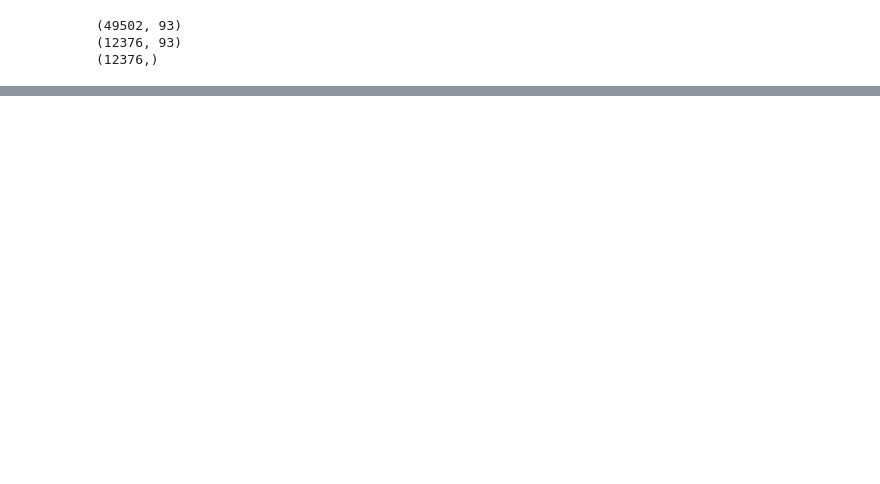
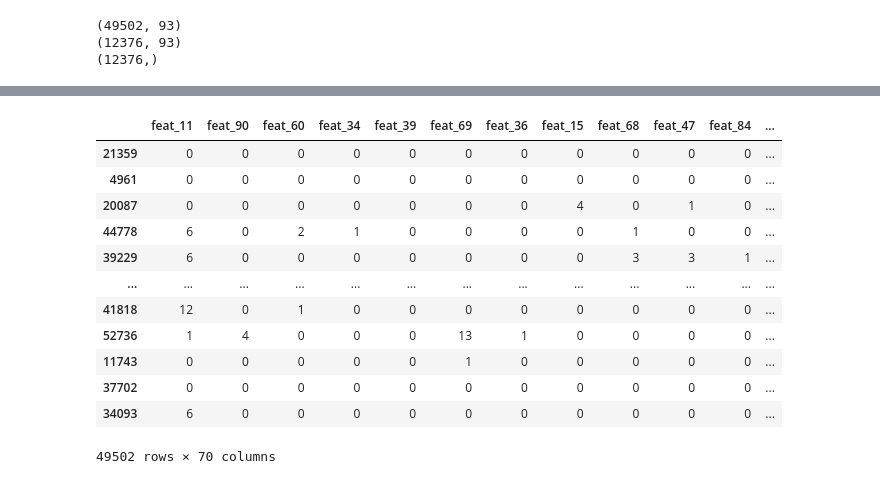
Before and after one commit to Newshasadat/otto-group-product-classification-challenge, a Jupyter notebook: notebook.ipynb, the cells around one changed output, grey strips where cells are left out. Saved outputs shown, nothing was run; the diff lists cells and outputs as text; code cells hidden in the pictures; blank space fills up the shorter version.

```diff
--- a/notebook.ipynb
+++ b/notebook.ipynb
@@ -474,0 +810,8 @@ print(results)
+# %%
+best_n = (
+    best_results
+    .set_index("Model")["n_features"]
+    .to_dict()
+)
+
+print(best_n)
@@ -474,0 +820,26 @@ print(results)
+# %%
+
+
+final_features = {}
+
+for model_name, n in best_n.items():
+
+    final_features[model_name] = (
+        selected_features_dict[model_name]
+        .head(int(n))["feature"]
+        .tolist()
+    )
+
+
+rf_features = final_features["Random Forest"]
+xgb_features = final_features["XGBoost"]
+cb_features = final_features["CatBoost"]
+# %%
+X_train_rf = X_train[rf_features]
+X_valid_rf = X_valid[rf_features]
+
+X_train_xgb = X_train[xgb_features]
+X_valid_xgb = X_valid[xgb_features]
+
+X_train_cb = X_train[cb_features]
+X_valid_cb = X_valid[cb_features]
@@ -474,0 +1042,16 @@ print(results)
+# %%
+X_train_xgb
+# %% [output]
+|  | feat_11 | feat_90 | feat_60 | feat_34 | feat_39 | feat_69 | feat_36 | feat_15 | feat_68 | feat_47 | feat_84 | ... |
+| 21359 | 0 | 0 | 0 | 0 | 0 | 0 | 0 | 0 | 0 | 0 | 0 | ... |
+| 4961 | 0 | 0 | 0 | 0 | 0 | 0 | 0 | 0 | 0 | 0 | 0 | ... |
+| 20087 | 0 | 0 | 0 | 0 | 0 | 0 | 0 | 4 | 0 | 1 | 0 | ... |
+| 44778 | 6 | 0 | 2 | 1 | 0 | 0 | 0 | 0 | 1 | 0 | 0 | ... |
+| 39229 | 6 | 0 | 0 | 0 | 0 | 0 | 0 | 0 | 3 | 3 | 1 | ... |
+| ... | ... | ... | ... | ... | ... | ... | ... | ... | ... | ... | ... | ... |
+| 41818 | 12 | 0 | 1 | 0 | 0 | 0 | 0 | 0 | 0 | 0 | 0 | ... |
+| 52736 | 1 | 4 | 0 | 0 | 0 | 13 | 1 | 0 | 0 | 0 | 0 | ... |
+| 11743 | 0 | 0 | 0 | 0 | 0 | 1 | 0 | 0 | 0 | 0 | 0 | ... |
+| 37702 | 0 | 0 | 0 | 0 | 0 | 0 | 0 | 0 | 0 | 0 | 0 | ... |
+| 34093 | 6 | 0 | 0 | 0 | 0 | 0 | 0 | 0 | 0 | 0 | 0 | ... |
+49502 rows × 70 columns
```
Also changed, not shown: parts of 87 cells of this notebook, 2 other files.
